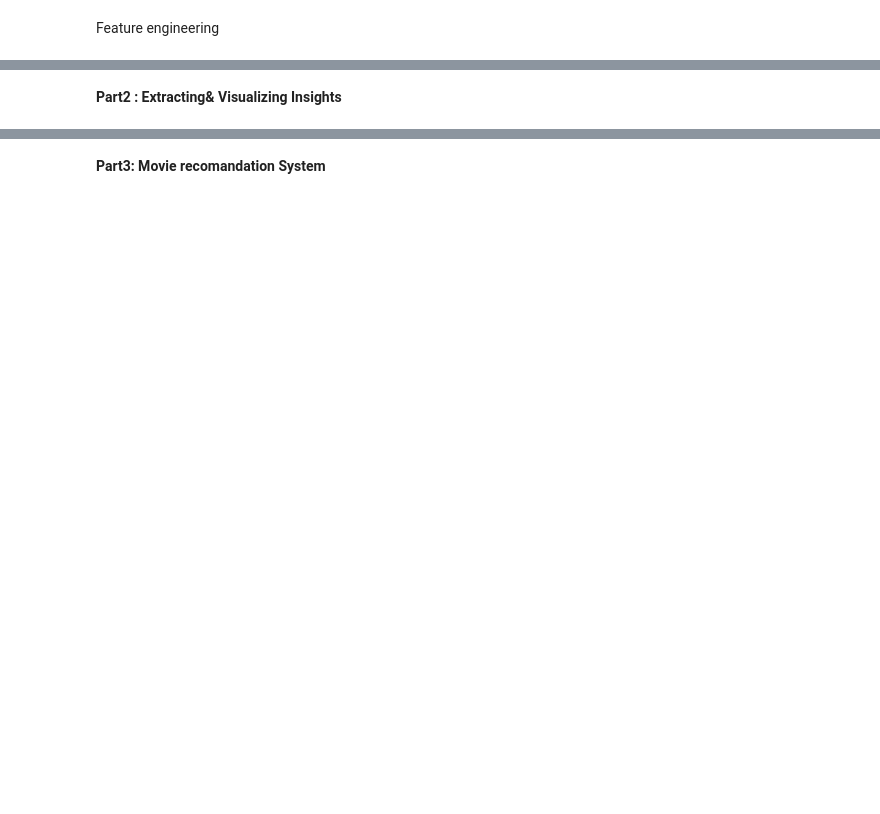
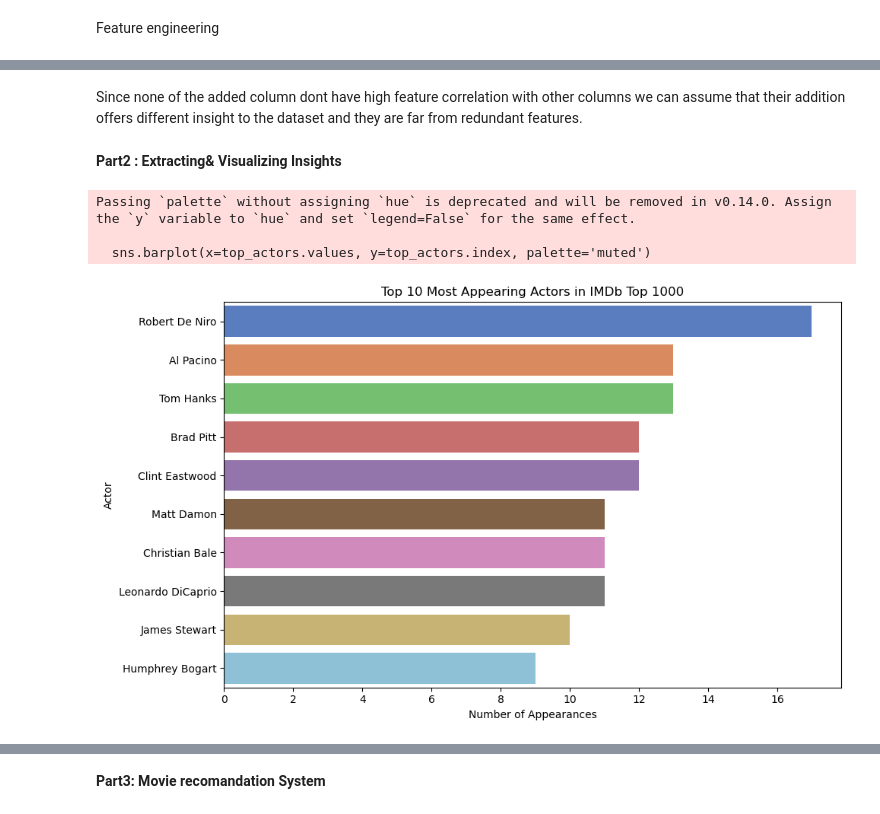
Before and after one commit to mihairusu05/Fundamentals-in-Machine-Learning, a Jupyter notebook: Homeworks/Hw1/hw1.ipynb, the cells around one changed output, grey strips where cells are left out. Saved outputs shown, nothing was run; the diff lists cells and outputs as text; code cells hidden in the pictures; blank space fills up the shorter version.

```diff
--- a/Homeworks/Hw1/hw1.ipynb
+++ b/Homeworks/Hw1/hw1.ipynb
@@ -302,0 +419,17 @@ Data reduction
+# %%
+# We wil drop all the columns we no longer need
+# They helped us transform and reduce our data
+# Poster_link, overview were irrelevant from begining
+# Genere and genre list are no longer needed
+# And the scaled columns are no longer needed due to the pca
+
+cols_to_drop = [
+    'Poster_Link', 'Overview', 'Genre', 'Genre_List','IMDB_Rating_Scaled', 'Meta_score_Scaled', 'Runtime_Scaled',
+'Gross_Scaled', 'No_of_Votes_Scaled', 'Released_Year_Scaled'
+]
+df_clean = df_clean.drop(columns=cols_to_drop)
+
+print(f"Shape after dropping: {df_clean.shape}")
+print("\nRemaining columns:")
+for col in df_clean.columns:
+    print(f"  {col}")
@@ -305,2 +492,28 @@ Feature engineering
+# %% [markdown]
+Since none of the added column dont have high feature correlation with other columns we can assume that their addition offers different insight
+to the dataset and they are far from redundant features.
 # %% [markdown]
 **Part2 : Extracting& Visualizing Insights**
+# %%
+# How many times each actor appears
+# I believe this is interesting because in a way is a statistical way of finding which actors
+# really performed well
+# As an insight either no younger actors had the time to act in more movies
+# Or simply movies nowadays are worse therefore not making the top 1000
+all_actors = pd.concat([
+    df_clean['Star1'], df_clean['Star2'],df_clean['Star3'], df_clean['Star4']
+])
+top_actors = all_actors.value_counts().head(10)
+
+plt.figure(figsize=(10, 6))
+sns.barplot(x=top_actors.values, y=top_actors.index, palette='muted')
+plt.title('Top 10 Most Appearing Actors in IMDb Top 1000')
+plt.xlabel('Number of Appearances')
+plt.ylabel('Actor')
+plt.tight_layout()
+plt.show()
+# %% [output]
+Passing `palette` without assigning `hue` is deprecated and will be removed in v0.14.0. Assign the `y` variable to `hue` and set `legend=False` for the same effect.
+
+  sns.barplot(x=top_actors.values, y=top_actors.index, palette='muted')
+[figure, added]
```
Also changed, not shown: parts of 37 cells of this notebook, 1 other file.
